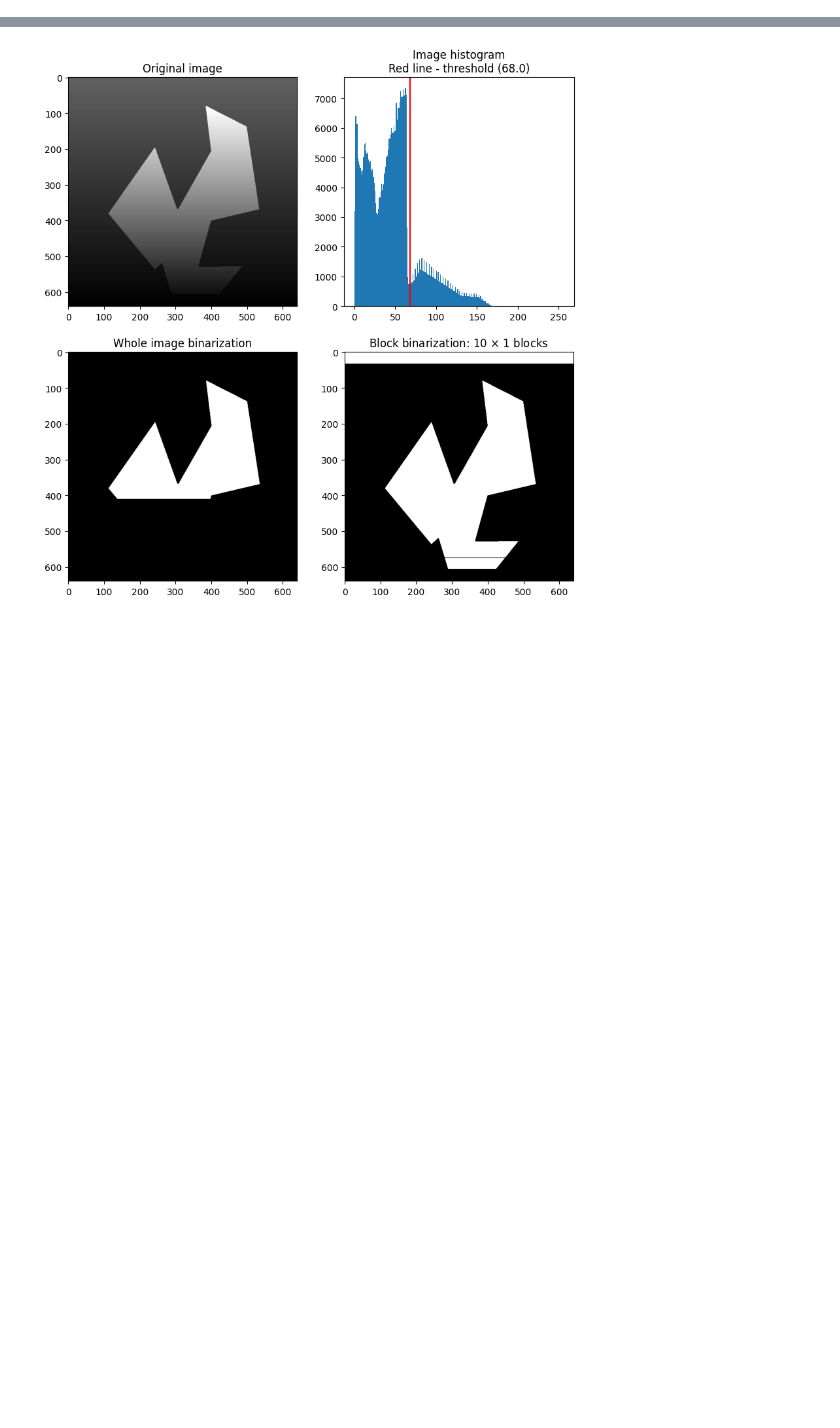
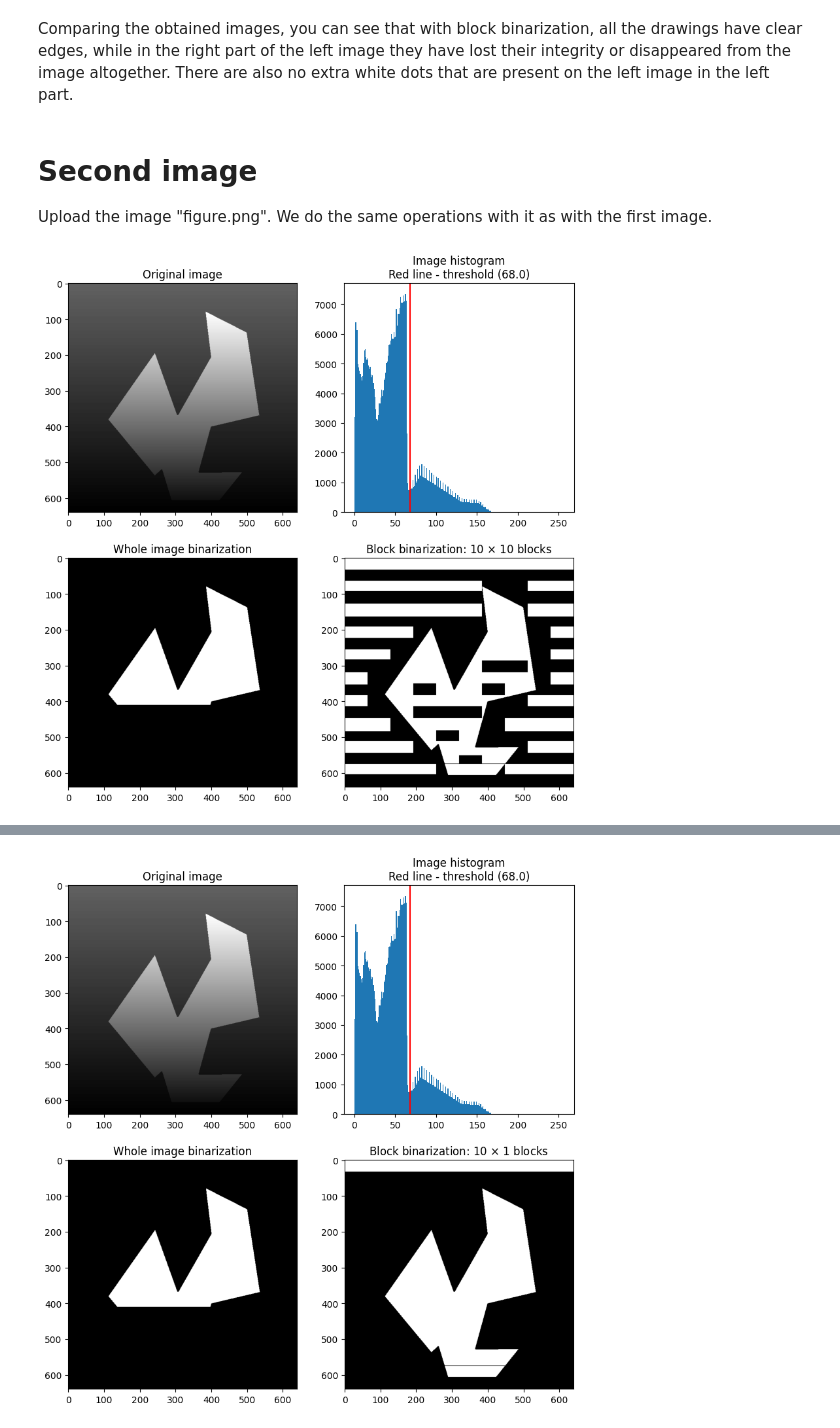
Before and after one commit to BrokenVoodooDoll/image-processing-examples, a Jupyter notebook: binarization/binarization.ipynb, the cells around one changed output, grey strips where cells are left out. Drawn from its saved outputs; the diff is of its cells as text; code cells hidden in the pictures; blank space fills up the shorter version.

```diff
--- a/binarization/binarization.ipynb
+++ b/binarization/binarization.ipynb
@@ -57,0 +80,15 @@ plot_binarized(img_path='image_1.tif', v_blocks=9, h_blocks=9)
+# %% [markdown]
+Comparing the obtained images, you can see that with block binarization, all the
+drawings have clear edges, while in the right part of the left image they have
+lost their integrity or disappeared from the image altogether. There are also no
+extra white dots that are present on the left image in the left part.
+# %% [markdown]
+# Second image
+
+Upload the image "figure.png". We do the same operations with it as with the
+first image.
+# %%
+# Loading the 2nd image
+plot_binarized(img_path='figure.png', v_blocks=  10, h_blocks=10)
+# %% [output]
+[figure, added]
```
Also changed, not shown: parts of 10 cells of this notebook, 6 other files.
